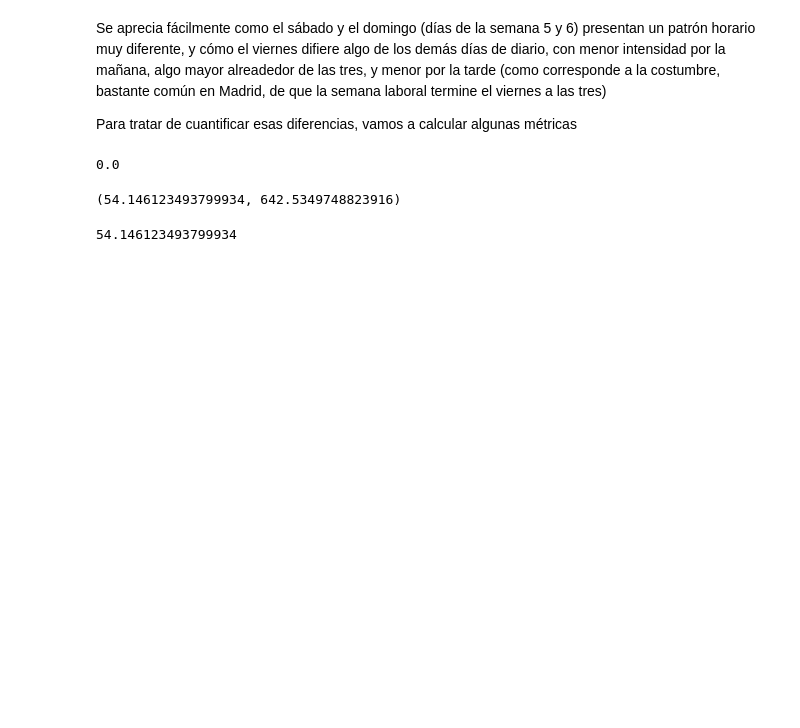
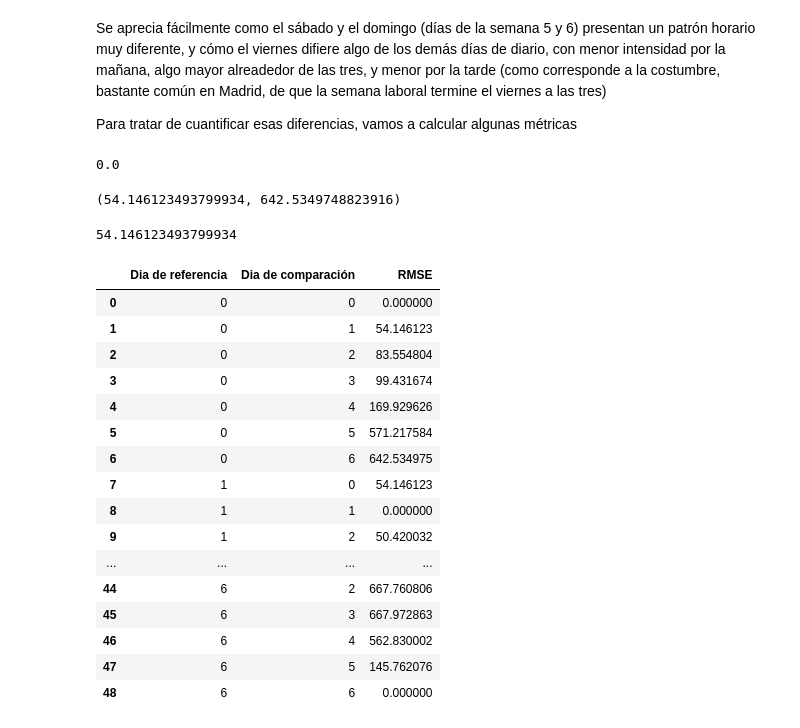
Before and after one commit to Marioalvgmz/Master-Data-Science-IMF, a Jupyter notebook: Máster en Data Science y Business Analytics/MODULO 3/4.2_Trafico.ipynb, the cells around one changed output. Cells and saved outputs as stored; diff of their text form; code cells hidden in the pictures; blank space fills up the shorter version.

```diff
--- a/Máster en Data Science y Business Analytics/MODULO 3/4.2_Trafico.ipynb
+++ b/Máster en Data Science y Business Analytics/MODULO 3/4.2_Trafico.ipynb
@@ -169,6 +184,26 @@ mean_squared_error(resumen[resumen.Dia == 0].intensidad.to_numpy(), resumen[resu
 series = {n: resumen[resumen.Dia == n].intensidad.to_numpy() for n in range(7)}
 
 diffs_RMSE = pd.DataFrame([(i, j, RMSE(series[i], series[j])) for i in range(7) for j in range(7)], columns = [ 'Dia de referencia', 'Dia de comparación', 'RMSE'])
+# %%
+diffs_RMSE
+# %% [output]
+|  | Dia de referencia | Dia de comparación | RMSE |
+| 0 | 0 | 0 | 0.000000 |
+| 1 | 0 | 1 | 54.146123 |
+| 2 | 0 | 2 | 83.554804 |
+| 3 | 0 | 3 | 99.431674 |
+| 4 | 0 | 4 | 169.929626 |
+| 5 | 0 | 5 | 571.217584 |
+| 6 | 0 | 6 | 642.534975 |
+| 7 | 1 | 0 | 54.146123 |
+| 8 | 1 | 1 | 0.000000 |
+| 9 | 1 | 2 | 50.420032 |
+| ... | ... | ... | ... |
+| 44 | 6 | 2 | 667.760806 |
+| 45 | 6 | 3 | 667.972863 |
+| 46 | 6 | 4 | 562.830002 |
+| 47 | 6 | 5 | 145.762076 |
+| 48 | 6 | 6 | 0.000000 |
 # %%
 # Representamos el valor de la diferencia entre días mediante un heatmap
 
```
Also changed, not shown: parts of 1 cell of this notebook, 11 other files.
